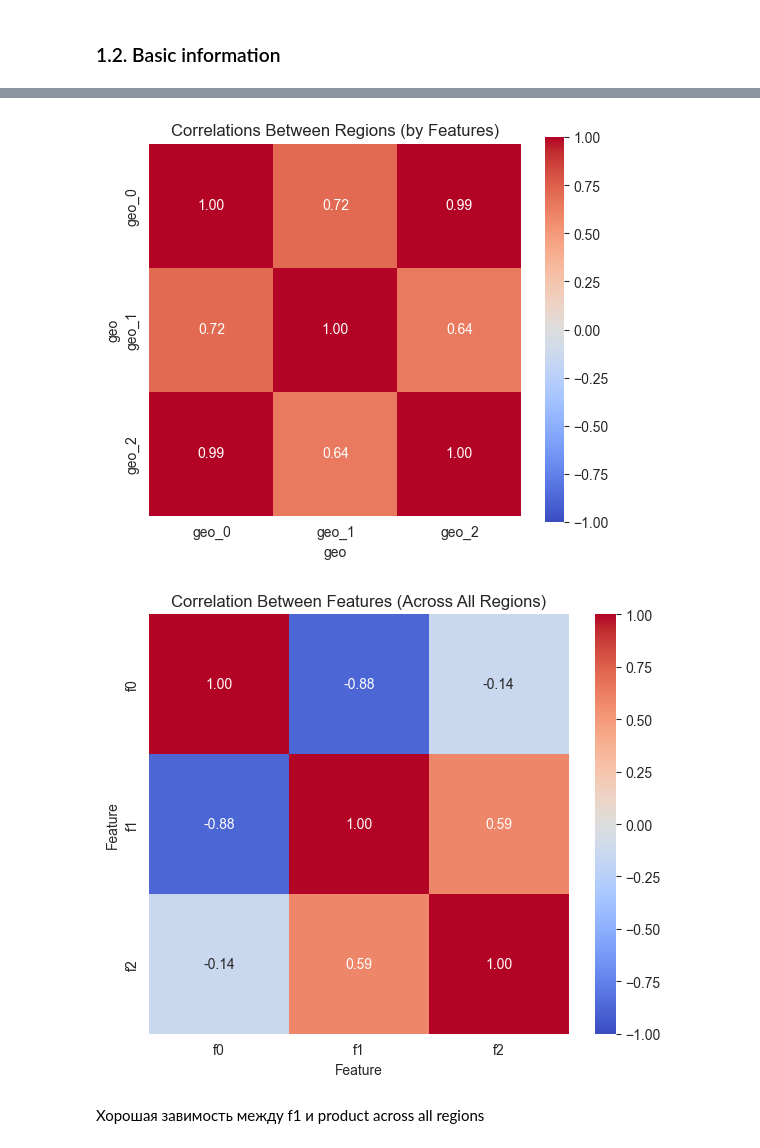
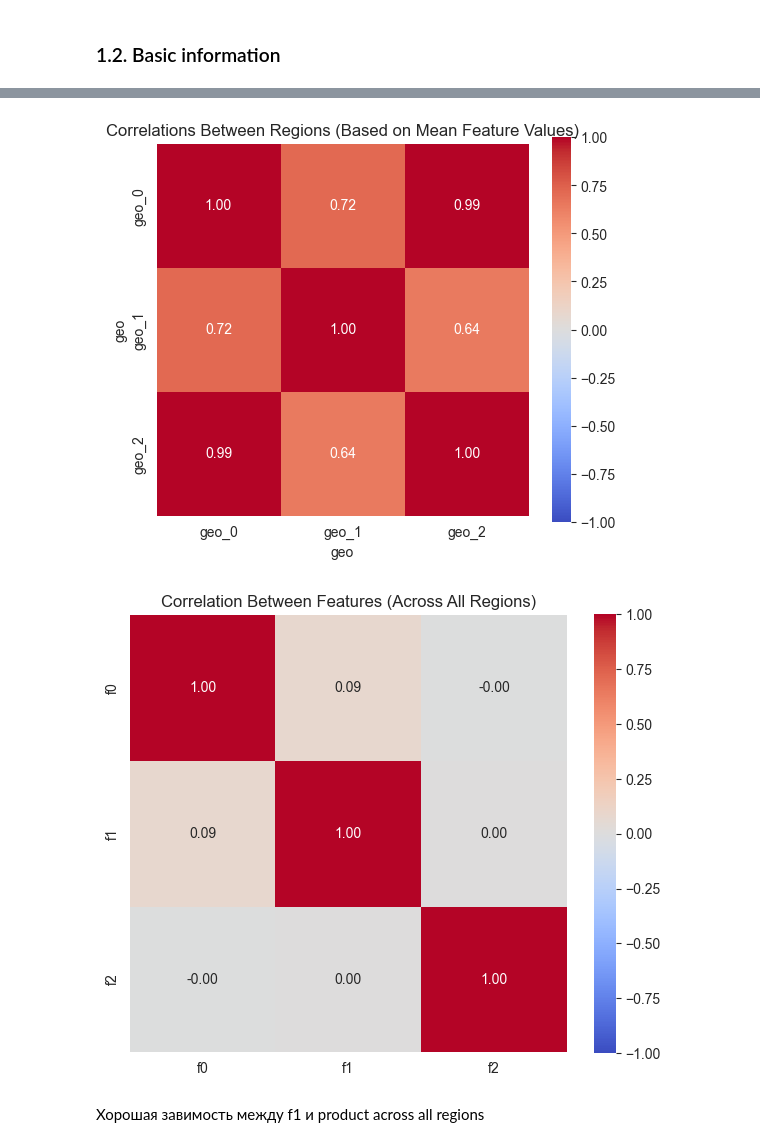
Before and after one commit to Galordas/YNDX_DS, a Jupyter notebook: 7/3. Выбор локации для скважины.ipynb, the cells around one changed output, grey strips where cells are left out. Cells and saved outputs as stored; diff of their text form; code cells hidden in the pictures.

```diff
--- a/7/3. Выбор локации для скважины.ipynb
+++ b/7/3. Выбор локации для скважины.ipynb
@@ -87,12 +160,11 @@ for i, df in enumerate(geo_data):
 # %%
 def q75(x):
     return np.quantile(x, 0.75)
-features = ['f0',
-            'f1',
-            'f2'
-            ]
+
+features = ['f0', 'f1', 'f2']
 estimator = '75%'
-# Prepare the data (combine all datasets for comparison)
+
+# Prepare the data (combine all datasent for comparison)
 dfs = []
 for i, df in enumerate(geo_data):
     df_melted = df[features].melt(var_name='Feature', value_name='Value')
@@ -101,15 +173,7 @@ for i, df in enumerate(geo_data):
 
 combined_df = pd.concat(dfs)
 
-sns.barplot(
-    data=combined_df,
-    x='Feature',
-    y='Value',
-    hue='geo',
-    palette='viridis',
-    errorbar=None,
-    estimator=q75
-)
+sns.barplot(data=combined_df, x='Feature', y='Value', hue='geo', palette='viridis', errorbar=None, estimator=q75)
 
 plt.title(f'Comparison of Features {features} across geos', pad=20)
 plt.xlabel('Feature', labelpad=10)
@@ -119,45 +183,58 @@ sns.despine()  # Cleaner borders
 plt.tight_layout()
 plt.show()
 
-#  Multicollinearity
+# Multicollinearity part 1 (Correlation between regions based on features)
 wide_df = combined_df.pivot_table(
     index='geo',       # Rows = geos
     columns='Feature', # Columns = features
     values='Value',    # Values to aggregate
-    aggfunc='mean'     # How to handle duplicates (mean, median, etc.)
+    aggfunc='mean'     # Using mean here (as stated)
 )
 
+# Correlation for part 1 should be computed for the geos based on the mean value of the features:
+region_corr = wide_df.T.corr()  # Transpose so that correlations are computed for geos (rows should be geos)
+# The correlation here is calculated based on the mean (or it could be any other aggregate) feature values.
 
 # Plot correlations between regions
 plt.figure(figsize=(6, 5))
 sns.heatmap(region_corr, square=True, annot=True, fmt='.2f', cmap='coolwarm', vmin=-1, vmax=1)
-plt.title('Correlations Between Regions (by Features)')
+plt.title('Correlations Between Regions (Based on Mean Feature Values)')
 plt.show()
 
-# Pivot the data to have features as columns and geos as rows
+# Multicollinearity part 2 (Correlation between features across all regions)
+feature_df_list = []
+for i, df in enumerate(geo_data):
+    df_features = df[features].copy()
+    df_features['geo'] = f'geo_{i}'
+    feature_df_list.append(df_features)
+
+feature_df = pd.concat(feature_df_list)
+
+# Remove the 'geo' column if it was only to keep track where data came from initially
+feature_df = feature_df[features]  # Only keep the feature columns for correlation
 
 # Compute correlation between features (f0, f1, f2)
-feature_corr = wide_df.corr()
+feature_corr = feature_df.corr()
 
 # Plot the correlation heatmap
 plt.figure(figsize=(6, 5))
 sns.heatmap(
     feature_corr,
     square=True,
     annot=True,
     fmt='.2f',
     cmap='coolwarm',
     vmin=-1,
     vmax=1,
     cbar=True
 )
 plt.title('Correlation Between Features (Across All Regions)')
 plt.tight_layout()
 plt.show()
 # %% [output]
 [figure]
-[figure, old version]
+[figure, new version]
-[figure, old version]
+[figure, new version]
 # %% [markdown]
 Хорошая завимость между f1 и product across all regions
 # %%
```
Also changed, not shown: parts of 7 cells of this notebook.
